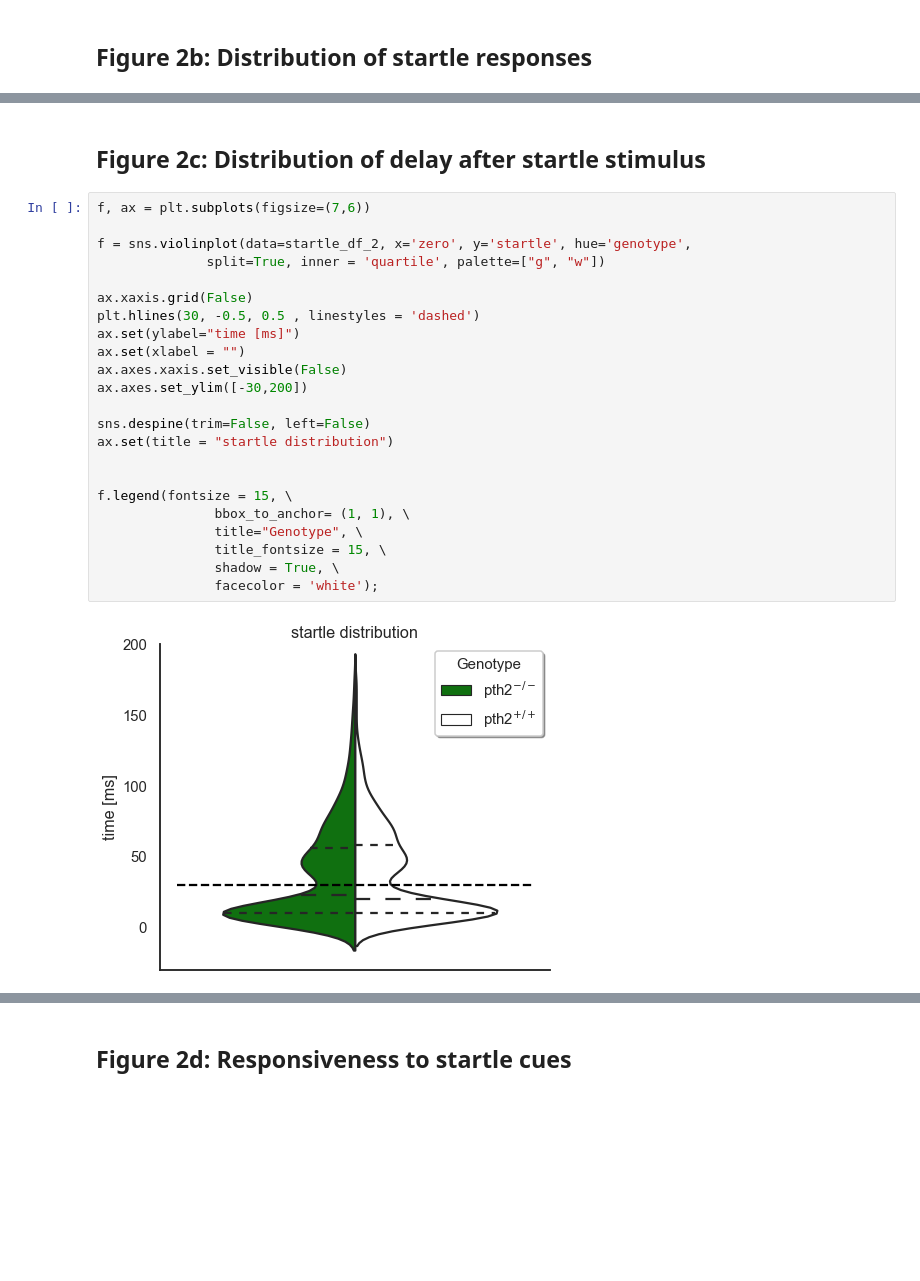
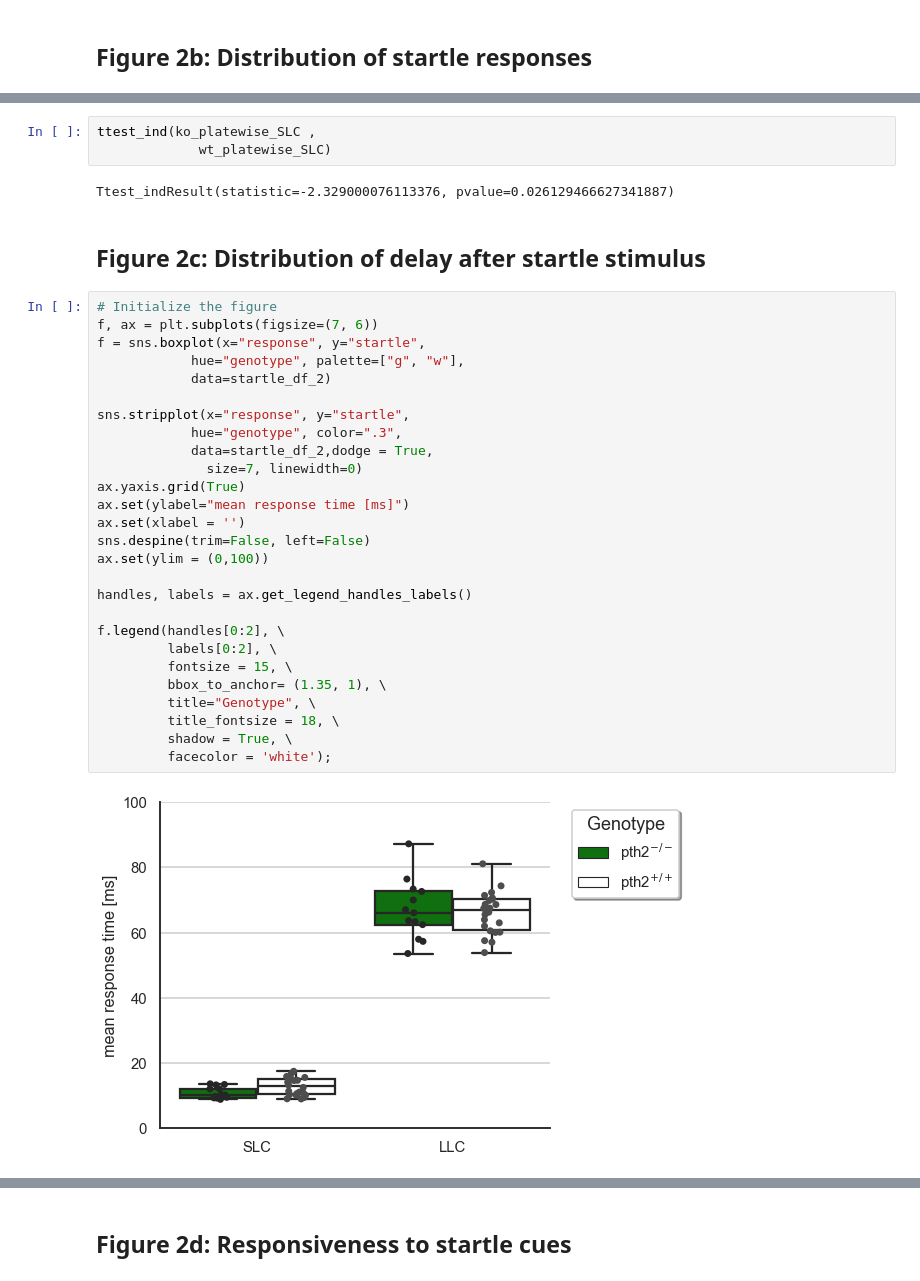
Before and after one commit to Anneser/zfish_PTH2, a Jupyter notebook: Figure2_Startle.ipynb, the cells around one changed output, grey strips where cells are left out. Saved outputs shown, nothing was run; the diff lists cells and outputs as text; blank space fills up the shorter version.

```diff
--- a/Figure2_Startle.ipynb
+++ b/Figure2_Startle.ipynb
@@ -66,30 +100,39 @@ sns.despine()
 #                 bins = 80)
 # %% [output]
 [figure]
+# %%
+ttest_ind(ko_platewise_SLC ,
+             wt_platewise_SLC)
+# %% [output]
+Ttest_indResult(statistic=-2.329000076113376, pvalue=0.026129466627341887)
 # %% [markdown]
 ## Figure 2c: Distribution of delay after startle stimulus
 # %%
-f, ax = plt.subplots(figsize=(7,6))
+# Initialize the figure
+f, ax = plt.subplots(figsize=(7, 6))
+f = sns.boxplot(x="response", y="startle",
+            hue="genotype", palette=["g", "w"],
+            data=startle_df_2)
 
-f = sns.violinplot(data=startle_df_2, x='zero', y='startle', hue='genotype',
-              split=True, inner = 'quartile', palette=["g", "w"])
+sns.stripplot(x="response", y="startle",
+            hue="genotype", color=".3",
+            data=startle_df_2,dodge = True,
+              size=7, linewidth=0)
+ax.yaxis.grid(True)
+ax.set(ylabel="mean response time [ms]")
+ax.set(xlabel = '')
+sns.despine(trim=False, left=False)
+ax.set(ylim = (0,100))
 
-ax.xaxis.grid(False)
-plt.hlines(30, -0.5, 0.5 , linestyles = 'dashed')
-ax.set(ylabel="time [ms]")
-ax.set(xlabel = "")
-ax.axes.xaxis.set_visible(False)
-ax.axes.set_ylim([-30,200])
+handles, labels = ax.get_legend_handles_labels()
 
-sns.despine(trim=False, left=False)
-ax.set(title = "startle distribution")
-
-
-f.legend(fontsize = 15, \
-               bbox_to_anchor= (1, 1), \
-               title="Genotype", \
-               title_fontsize = 15, \
-               shadow = True, \
-               facecolor = 'white');
+f.legend(handles[0:2], \
+         labels[0:2], \
+         fontsize = 15, \
+         bbox_to_anchor= (1.35, 1), \
+         title="Genotype", \
+         title_fontsize = 18, \
+         shadow = True, \
+         facecolor = 'white');
 # %% [output]
-[figure, old version]
+[figure, new version]
```
Also changed, not shown: parts of 11 cells of this notebook.
